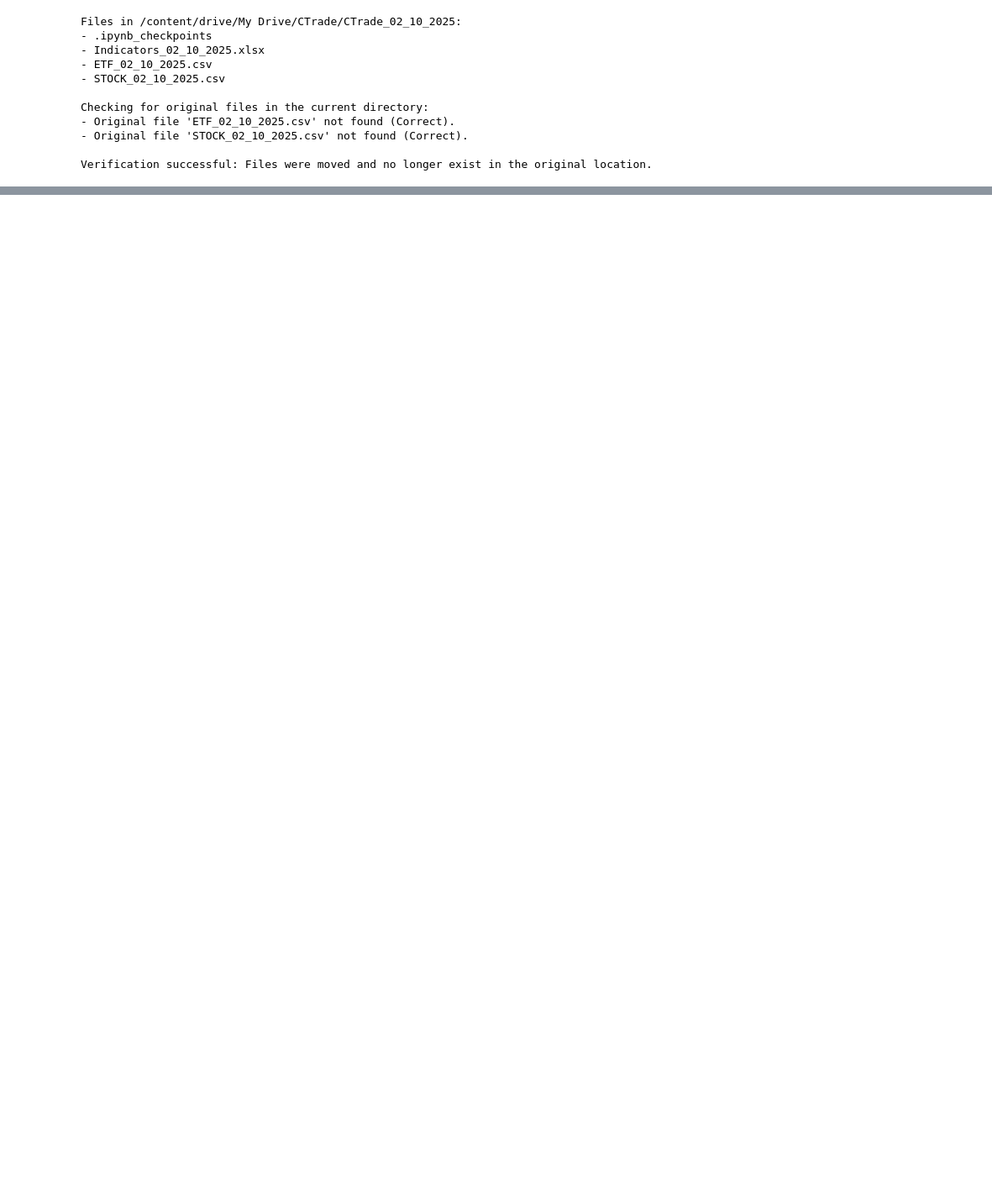
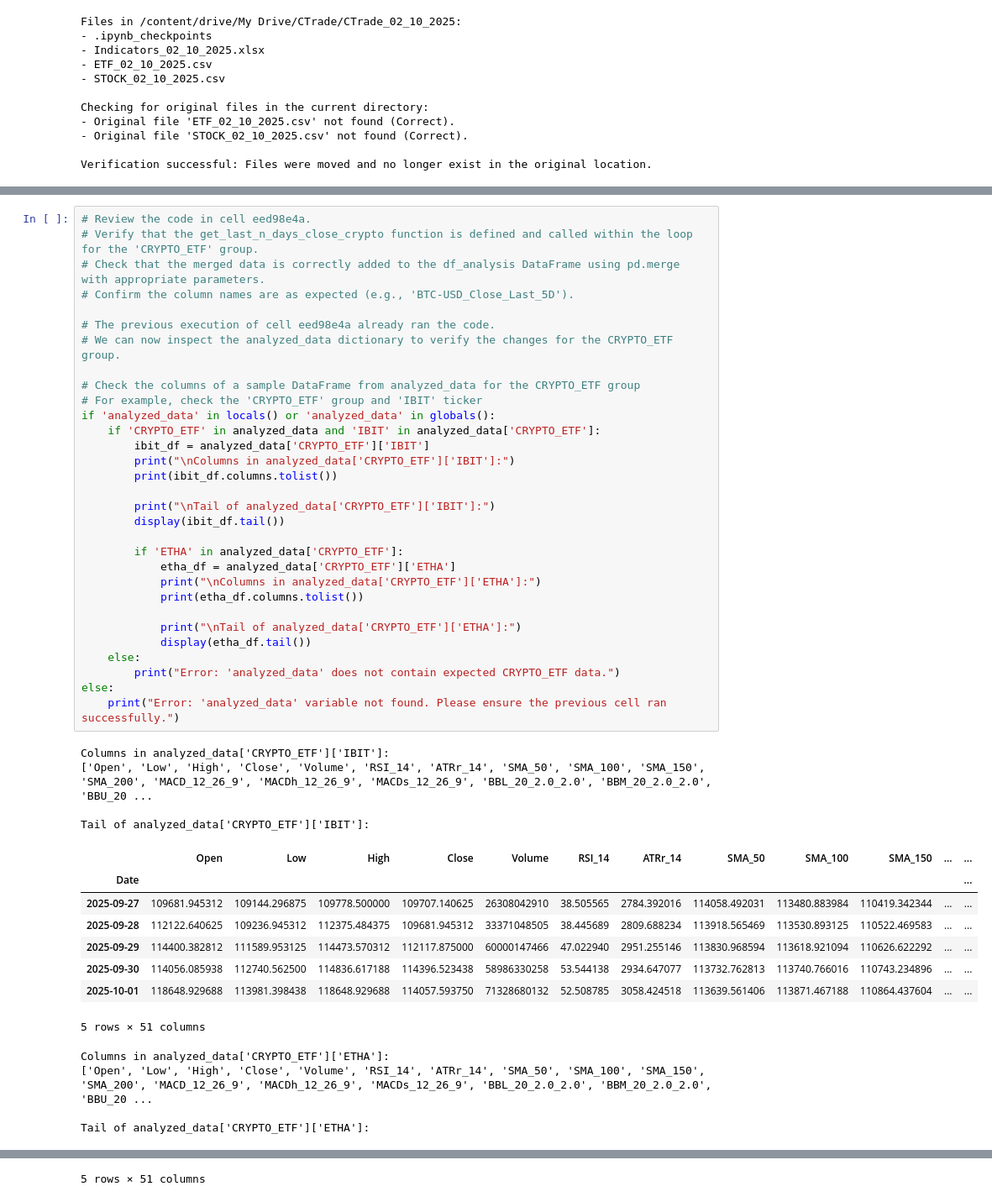
Before and after one commit to Sagi1977/CycleTrading-, a Jupyter notebook: Cycle_Trades.ipynb, the cells around one changed output, grey strips where cells are left out. Shown: that part at 84% size. Cells and saved outputs as stored; diff of their text form; blank space fills up the shorter version.

```diff
--- a/Cycle_Trades.ipynb
+++ b/Cycle_Trades.ipynb
@@ -3775,0 +4686,48 @@ Verification successful: Files were moved and no longer exist in the original lo
+# %%
+# Review the code in cell eed98e4a.
+# Verify that the get_last_n_days_close_crypto function is defined and called within the loop for the 'CRYPTO_ETF' group.
+# Check that the merged data is correctly added to the df_analysis DataFrame using pd.merge with appropriate parameters.
+# Confirm the column names are as expected (e.g., 'BTC-USD_Close_Last_5D').
+
+# The previous execution of cell eed98e4a already ran the code.
+# We can now inspect the analyzed_data dictionary to verify the changes for the CRYPTO_ETF group.
+
+# Check the columns of a sample DataFrame from analyzed_data for the CRYPTO_ETF group
+# For example, check the 'CRYPTO_ETF' group and 'IBIT' ticker
+if 'analyzed_data' in locals() or 'analyzed_data' in globals():
+    if 'CRYPTO_ETF' in analyzed_data and 'IBIT' in analyzed_data['CRYPTO_ETF']:
+        ibit_df = analyzed_data['CRYPTO_ETF']['IBIT']
+        print("\nColumns in analyzed_data['CRYPTO_ETF']['IBIT']:")
+        print(ibit_df.columns.tolist())
+
+        print("\nTail of analyzed_data['CRYPTO_ETF']['IBIT']:")
+        display(ibit_df.tail())
+
+        if 'ETHA' in analyzed_data['CRYPTO_ETF']:
+            etha_df = analyzed_data['CRYPTO_ETF']['ETHA']
+            print("\nColumns in analyzed_data['CRYPTO_ETF']['ETHA']:")
+            print(etha_df.columns.tolist())
+
+            print("\nTail of analyzed_data['CRYPTO_ETF']['ETHA']:")
+            display(etha_df.tail())
+    else:
+        print("Error: 'analyzed_data' does not contain expected CRYPTO_ETF data.")
+else:
+    print("Error: 'analyzed_data' variable not found. Please ensure the previous cell ran successfully.")
+# %% [output]
+Columns in analyzed_data['CRYPTO_ETF']['IBIT']:
+['Open', 'Low', 'High', 'Close', 'Volume', 'RSI_14', 'ATRr_14', 'SMA_50', 'SMA_100', 'SMA_150', 'SMA_200', 'MACD_12_26_9', 'MACDh_12_26_9', 'MACDs_12_26_9', 'BBL_20_2.0_2.0', 'BBM_20_2.0_2.0', 'BBU_20 ...
+
+Tail of analyzed_data['CRYPTO_ETF']['IBIT']:
+|  | Open | Low | High | Close | Volume | RSI_14 | ATRr_14 | SMA_50 | SMA_100 | SMA_150 | ... | ... |
+| Date |  |  |  |  |  |  |  |  |  |  |  | ... |
+| 2025-09-27 | 109681.945312 | 109144.296875 | 109778.500000 | 109707.140625 | 26308042910 | 38.505565 | 2784.392016 | 114058.492031 | 113480.883984 | 110419.342344 | ... | ... |
+| 2025-09-28 | 112122.640625 | 109236.945312 | 112375.484375 | 109681.945312 | 33371048505 | 38.445689 | 2809.688234 | 113918.565469 | 113530.893125 | 110522.469583 | ... | ... |
+| 2025-09-29 | 114400.382812 | 111589.953125 | 114473.570312 | 112117.875000 | 60000147466 | 47.022940 | 2951.255146 | 113830.968594 | 113618.921094 | 110626.622292 | ... | ... |
+| 2025-09-30 | 114056.085938 | 112740.562500 | 114836.617188 | 114396.523438 | 58986330258 | 53.544138 | 2934.647077 | 113732.762813 | 113740.766016 | 110743.234896 | ... | ... |
+| 2025-10-01 | 118648.929688 | 113981.398438 | 118648.929688 | 114057.593750 | 71328680132 | 52.508785 | 3058.424518 | 113639.561406 | 113871.467188 | 110864.437604 | ... | ... |
+5 rows × 51 columns
+Columns in analyzed_data['CRYPTO_ETF']['ETHA']:
+['Open', 'Low', 'High', 'Close', 'Volume', 'RSI_14', 'ATRr_14', 'SMA_50', 'SMA_100', 'SMA_150', 'SMA_200', 'MACD_12_26_9', 'MACDh_12_26_9', 'MACDs_12_26_9', 'BBL_20_2.0_2.0', 'BBM_20_2.0_2.0', 'BBU_20 ...
+
+Tail of analyzed_data['CRYPTO_ETF']['ETHA']:
@@ -3775,0 +4741 @@ Verification successful: Files were moved and no longer exist in the original lo
+5 rows × 51 columns
```
Also changed, not shown: parts of 31 cells of this notebook.
